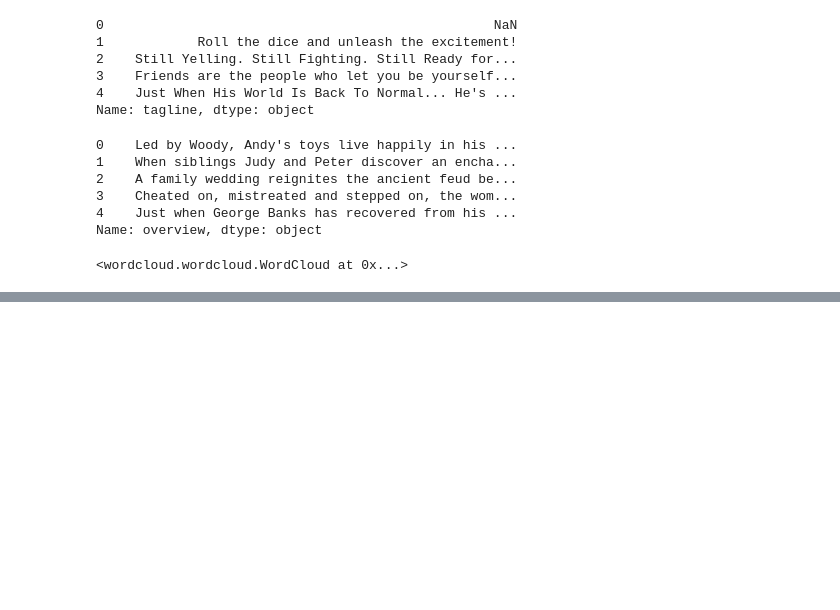
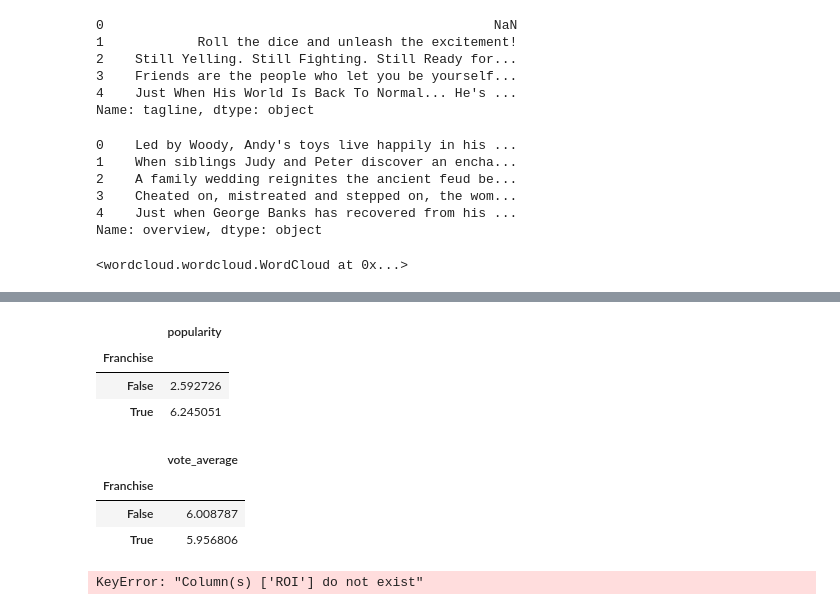
Before and after one commit to mcalmeida13/math-machine-learning, a Jupyter notebook: python-ds-pandas/project1/Project_01_Materials/project_01.ipynb, the cells around one changed output, grey strips where cells are left out. Drawn from its saved outputs; the diff is of its cells as text; code cells hidden in the pictures; blank space fills up the shorter version.

```diff
--- a/python-ds-pandas/project1/Project_01_Materials/project_01.ipynb
+++ b/python-ds-pandas/project1/Project_01_Materials/project_01.ipynb
@@ -381,0 +437,30 @@ plt.show()
+# %%
+# Popularity by Franchise/Not-Franchise
+df[['Franchise','popularity']].groupby('Franchise').mean()
+# %% [output]
+|  | popularity |
+| Franchise |  |
+| False | 2.592726 |
+| True | 6.245051 |
+# %%
+# Vota average by Franchise/Not-Franchise
+df[['Franchise','vote_average']].groupby('Franchise').mean()
+# %% [output]
+|  | vote_average |
+| Franchise |  |
+| False | 6.008787 |
+| True | 5.956806 |
+# %%
+(
+    df
+    .groupby("Franchise")
+    .agg({
+        "budget_musd": "mean",
+        "revenue_musd": "mean",
+        "vote_average": "mean",
+        "popularity": "mean",
+        "ROI":"median",
+        "vote_count":"mean"})
+)
+# %% [output]
+KeyError: "Column(s) ['ROI'] do not exist"
```
Also changed, not shown: parts of 11 cells of this notebook, 3 other files.
